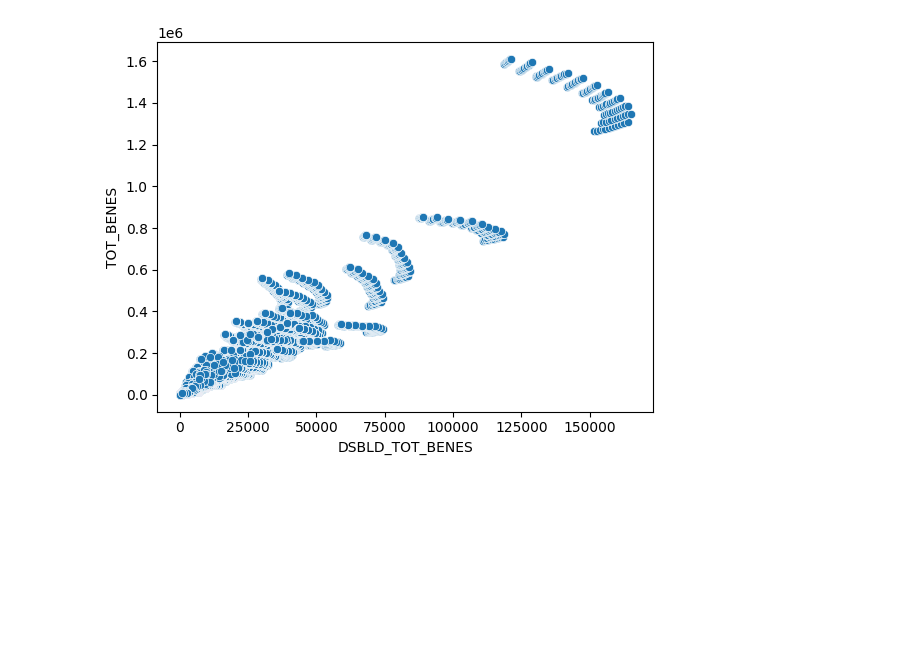
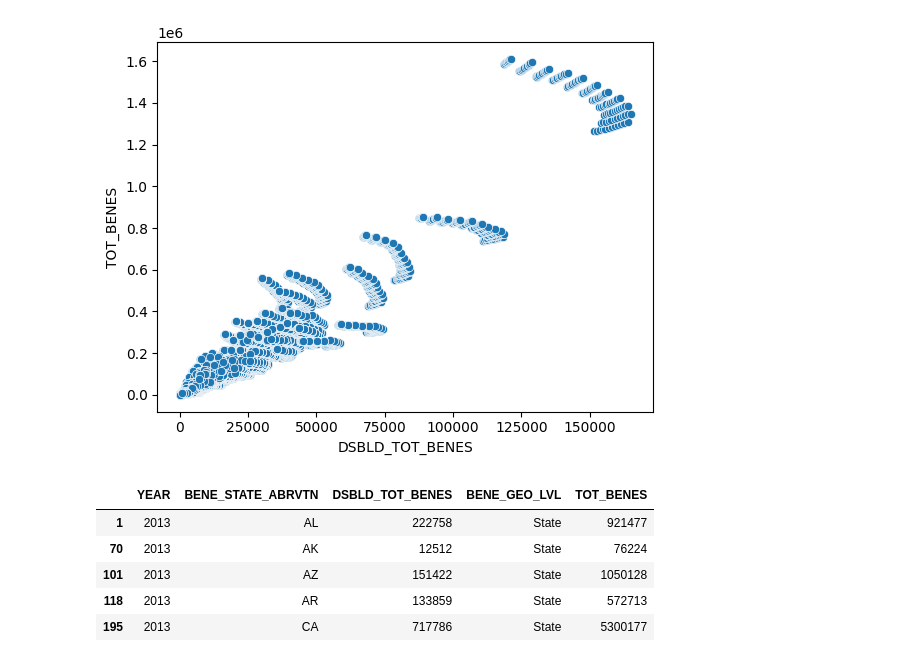
Before and after one commit to Catherine-Nguyen88/visualization, a Jupyter notebook: assignment/assignment.ipynb, the cells around one changed output. Saved outputs shown, nothing was run; the diff lists cells and outputs as text; code cells hidden in the pictures; blank space fills up the shorter version.

```diff
--- a/assignment/assignment.ipynb
+++ b/assignment/assignment.ipynb
@@ -495,5 +495,14 @@ sns.scatterplot(data=counties_only,x='DSBLD_TOT_BENES', y='TOT_BENES')
 # %% [output]
 <Axes: xlabel='DSBLD_TOT_BENES', ylabel='TOT_BENES'>
 [figure]
+# %%
+df6.head()
+# %% [output]
+|  | YEAR | BENE_STATE_ABRVTN | DSBLD_TOT_BENES | BENE_GEO_LVL | TOT_BENES |
+| 1 | 2013 | AL | 222758 | State | 921477 |
+| 70 | 2013 | AK | 12512 | State | 76224 |
+| 101 | 2013 | AZ | 151422 | State | 1050128 |
+| 118 | 2013 | AR | 133859 | State | 572713 |
+| 195 | 2013 | CA | 717786 | State | 5300177 |
 # %%
 #7
```
Also changed, not shown: parts of 2 cells of this notebook.
